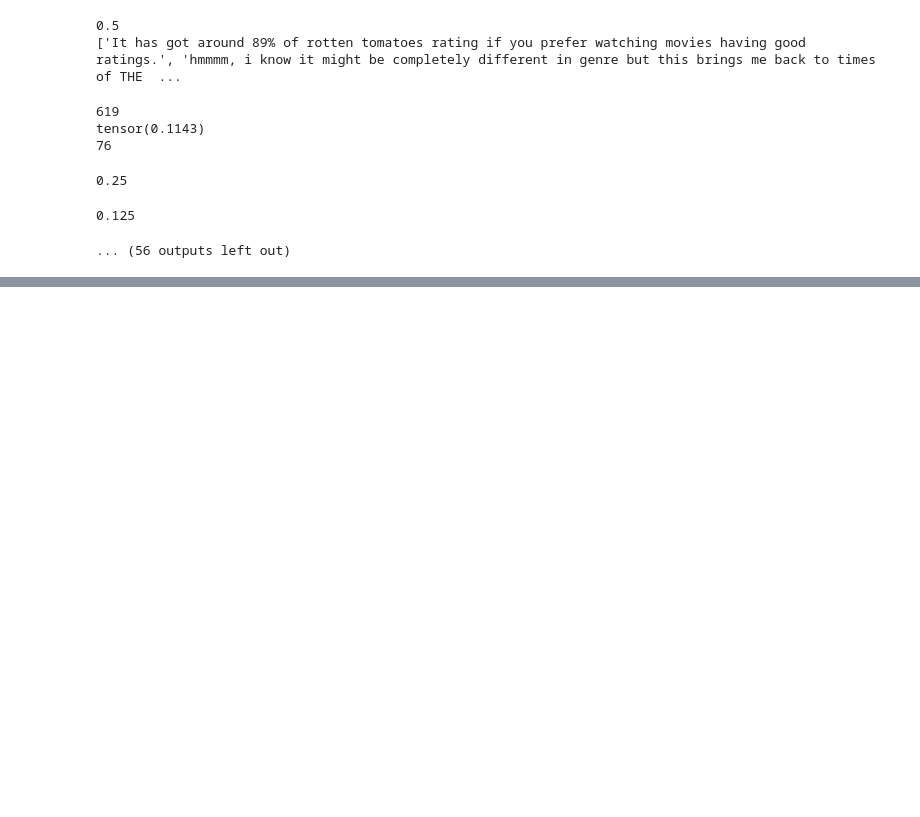
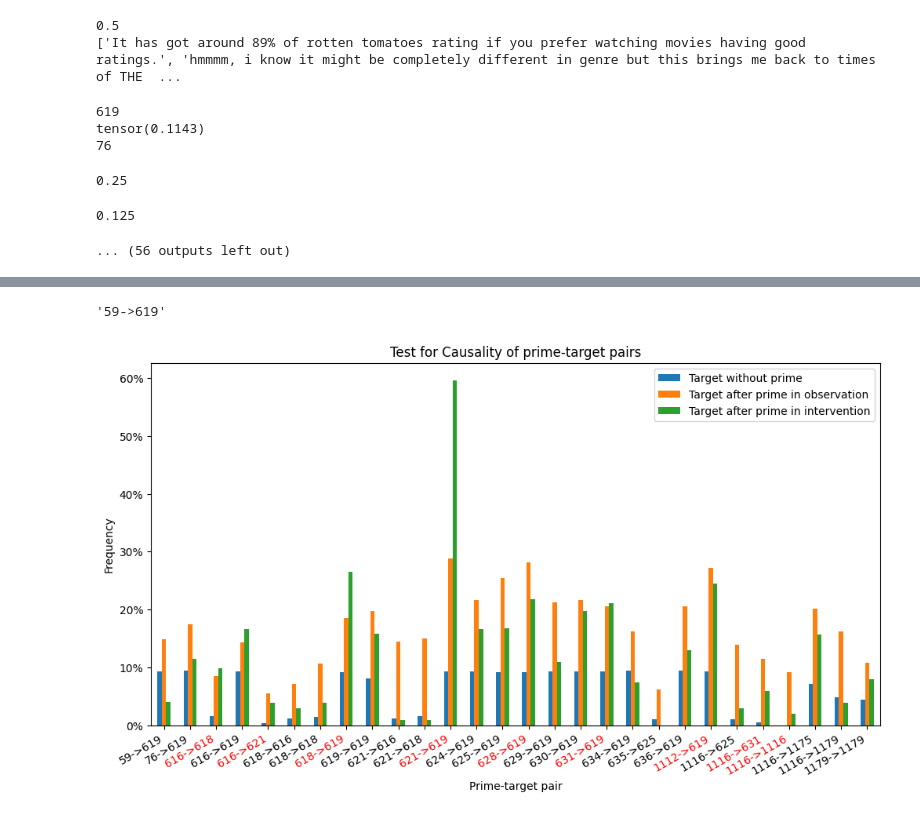
Before and after one commit to shivster2000/grammarctg, a Jupyter notebook: experiments/020_priming.ipynb, the cells around one changed output, grey strips where cells are left out. Saved outputs shown, nothing was run; the diff lists cells and outputs as text; code cells hidden in the pictures; blank space fills up the shorter version.

Commit message:
plot intervention stats

```diff
--- a/experiments/020_priming.ipynb
+++ b/experiments/020_priming.ipynb
@@ -366,3 +366,5 @@ tensor(0.1143)
 0.25
 0.125
 ... (56 outputs left out)
+# %%
+sim = pd.read_json('../data/intervention.json')
@@ -368,0 +391,2 @@ tensor(0.1143)
+# %%
+sim['p3'] = sim['num_sucess'] / sim['num_simulated']
@@ -368,0 +399,2 @@ tensor(0.1143)
+# %%
+sim[['OR', 'p']] = sim.apply(get_p_value, axis=1)
@@ -368,0 +442,23 @@ tensor(0.1143)
+# %%
+sim.loc[tick_label.get_text()].name
+# %% [output]
+'59->619'
+# %%
+sim['pair'] = sim['prime'].astype(str) + "->" + sim['target'].astype(str)
+sim.set_index('pair', inplace=True)
+fig, ax = plt.subplots(figsize=(12, 6))  # Adjust the figsize as needed
+
+sim[['p2', 'p1', 'p3']].plot(kind='bar', ax=ax, legend=True)
+ax.legend(['Target without prime', 'Target after prime in observation', 'Target after prime in intervention'])
+ax.yaxis.set_major_formatter(PercentFormatter(xmax=1))
+plt.xlabel('Prime-target pair')
+plt.xticks(rotation=30, ha='right')
+plt.ylabel('Frequency')
+plt.title('Test for causality of prime-target pairs')
+tick_labels = ax.get_xticklabels()
+for tick_label in tick_labels:
+    if sim.loc[tick_label.get_text()].name in list(sim[sim['p']<0.05/len(sim)].index):
+        tick_label.set_color('red')
+plt.show()
+# %% [output]
+[figure, added]
```
Also changed, not shown: parts of 13 cells of this notebook, 1 other file.
